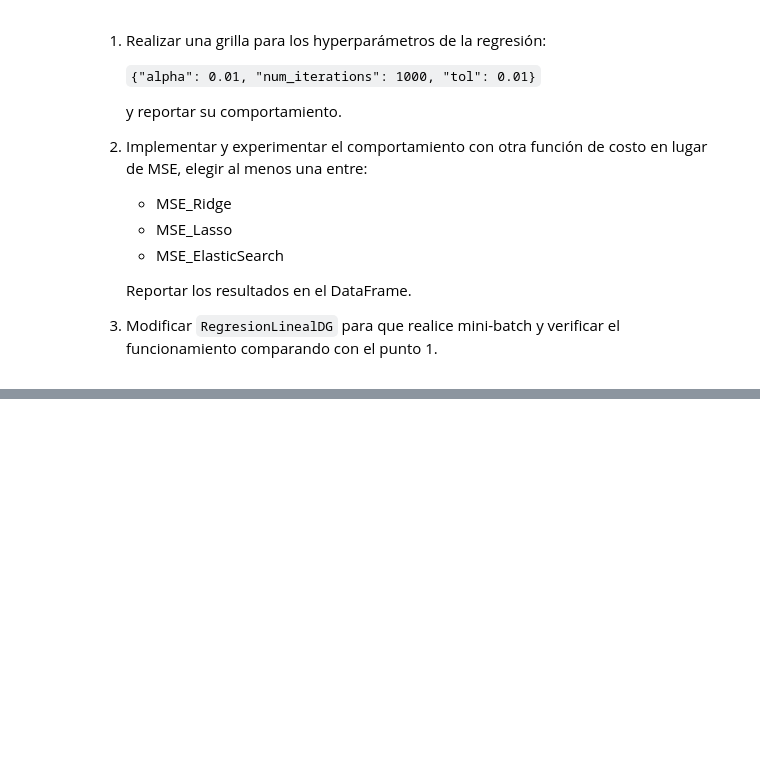
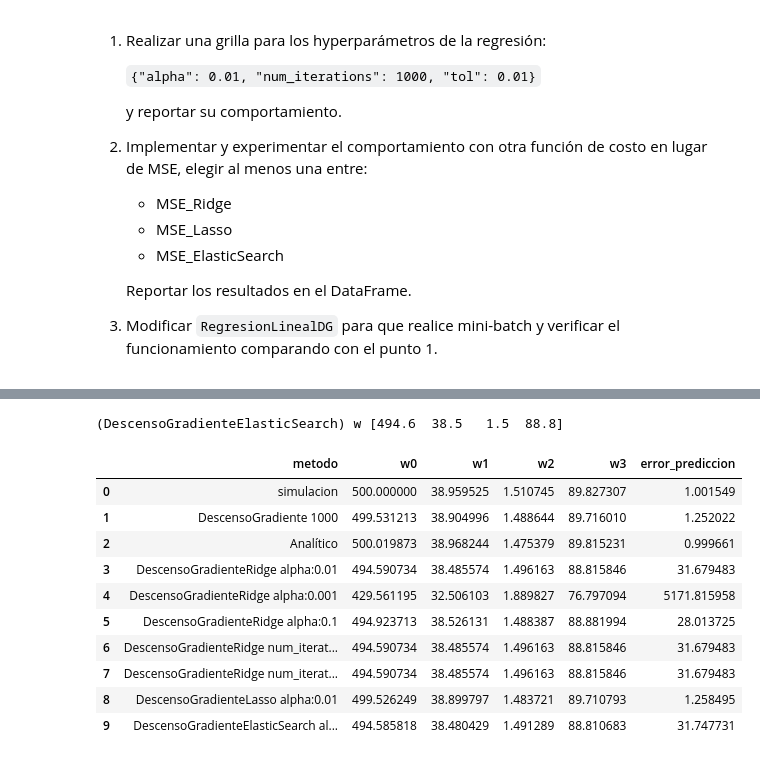
Before and after one commit to fzanollo/aprendizaje-automatico-dc-uba, a Jupyter notebook: notebooks/notebook_07_descenso_gradiente-published.ipynb, the cells around one changed output, grey strips where cells are left out. Drawn from its saved outputs; the diff is of its cells as text; code cells hidden in the pictures; blank space fills up the shorter version.

```diff
--- a/notebooks/notebook_07_descenso_gradiente-published.ipynb
+++ b/notebooks/notebook_07_descenso_gradiente-published.ipynb
@@ -190,0 +258,5 @@ resultados
+# %%
+# pruebo otros alpha
+alphas = [0.001, 0.1]
+for alpha in alphas:
+    run_experiment(mse_ridge, grad_mse_ridge, {"alpha": alpha, "num_iterations": 1000, "tol": 0.01}, X, y, resultados, "DescensoGradienteRidge", "alpha")
@@ -190,0 +266,8 @@ resultados
+# %%
+# Set the display option to avoid scientific notation
+pd.set_option('display.float_format', '{:.6f}'.format)
+
+# Set the display option to show all rows
+pd.set_option('display.max_rows', None)
+
+resultados
@@ -190,0 +302,8 @@ resultados
+# %%
+def mse_lasso(w: np.ndarray, X: np.ndarray, y: np.ndarray, alpha: float = 0.01) -> float:
+    return mse(w, X, y) + alpha * np.sum(np.abs(w))
+
+def grad_mse_lasso(w: np.ndarray, X: np.ndarray, y: np.ndarray, alpha: float = 0.01) -> np.ndarray:
+    return grad_mse(w, X, y) + alpha * np.sign(w)
+
+run_experiment(mse_lasso, grad_mse_lasso, {"alpha": 0.01, "num_iterations": 1000, "tol": 0.01}, X, y, resultados, "DescensoGradienteLasso", "alpha")
@@ -190,0 +322,21 @@ resultados
+# %%
+def mse_elastic_search(w: np.ndarray, X: np.ndarray, y: np.ndarray, alpha: float = 0.01, beta: float = 0.01) -> float:
+    return mse(w, X, y) + alpha * np.sum(w**2) + beta * np.sum(np.abs(w))
+
+def grad_mse_elastic_search(w: np.ndarray, X: np.ndarray, y: np.ndarray, alpha: float = 0.01, beta: float = 0.01) -> np.ndarray:
+    return grad_mse(w, X, y) + 2 * alpha * w + beta * np.sign(w)
+
+run_experiment(mse_elastic_search, grad_mse_elastic_search, {"alpha": 0.01, "num_iterations": 1000, "tol": 0.01}, X, y, resultados, "DescensoGradienteElasticSearch", "alpha")
+# %% [output]
+(DescensoGradienteElasticSearch) w [494.6  38.5   1.5  88.8]
+|  | metodo | w0 | w1 | w2 | w3 | error_prediccion |
+| 0 | simulacion | 500.000000 | 38.959525 | 1.510745 | 89.827307 | 1.001549 |
+| 1 | DescensoGradiente 1000 | 499.531213 | 38.904996 | 1.488644 | 89.716010 | 1.252022 |
+| 2 | Analítico | 500.019873 | 38.968244 | 1.475379 | 89.815231 | 0.999661 |
+| 3 | DescensoGradienteRidge alpha:0.01 | 494.590734 | 38.485574 | 1.496163 | 88.815846 | 31.679483 |
+| 4 | DescensoGradienteRidge alpha:0.001 | 429.561195 | 32.506103 | 1.889827 | 76.797094 | 5171.815958 |
+| 5 | DescensoGradienteRidge alpha:0.1 | 494.923713 | 38.526131 | 1.488387 | 88.881994 | 28.013725 |
+| 6 | DescensoGradienteRidge num_iterat... | 494.590734 | 38.485574 | 1.496163 | 88.815846 | 31.679483 |
+| 7 | DescensoGradienteRidge num_iterat... | 494.590734 | 38.485574 | 1.496163 | 88.815846 | 31.679483 |
+| 8 | DescensoGradienteLasso alpha:0.01 | 499.526249 | 38.899797 | 1.483721 | 89.710793 | 1.258495 |
+| 9 | DescensoGradienteElasticSearch al... | 494.585818 | 38.480429 | 1.491289 | 88.810683 | 31.747731 |
```
Also changed, not shown: parts of 24 cells of this notebook.
